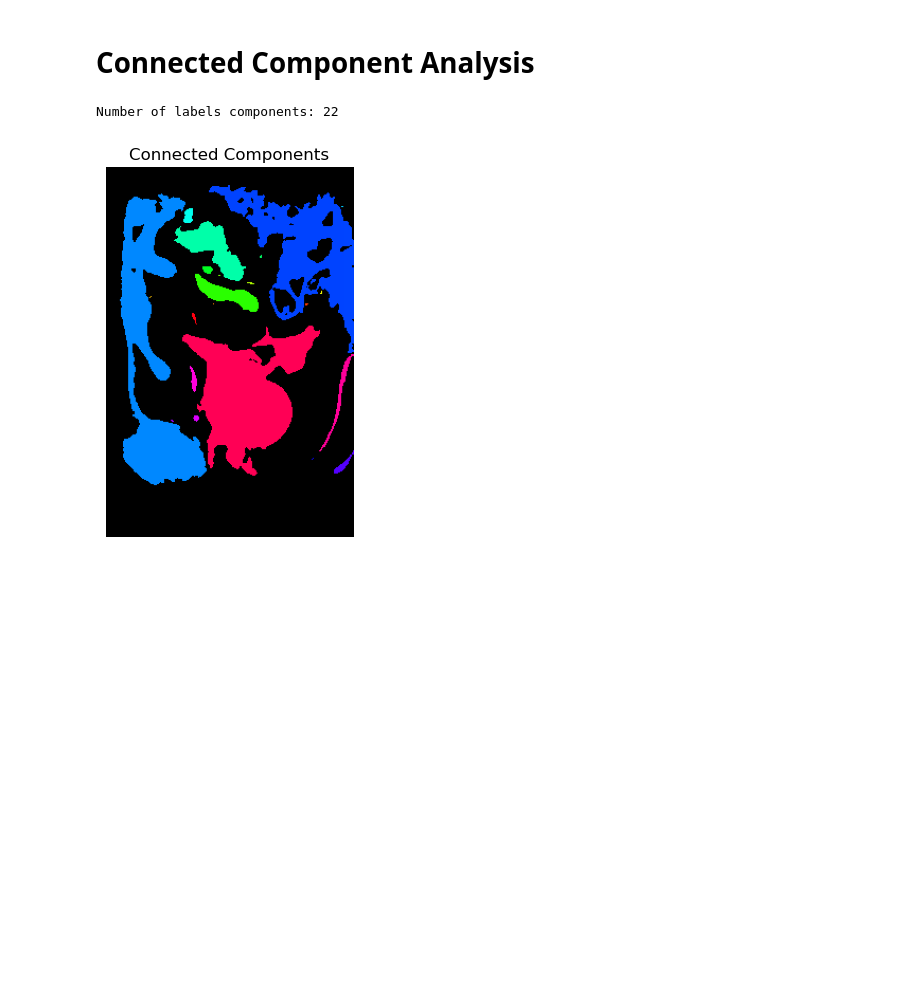
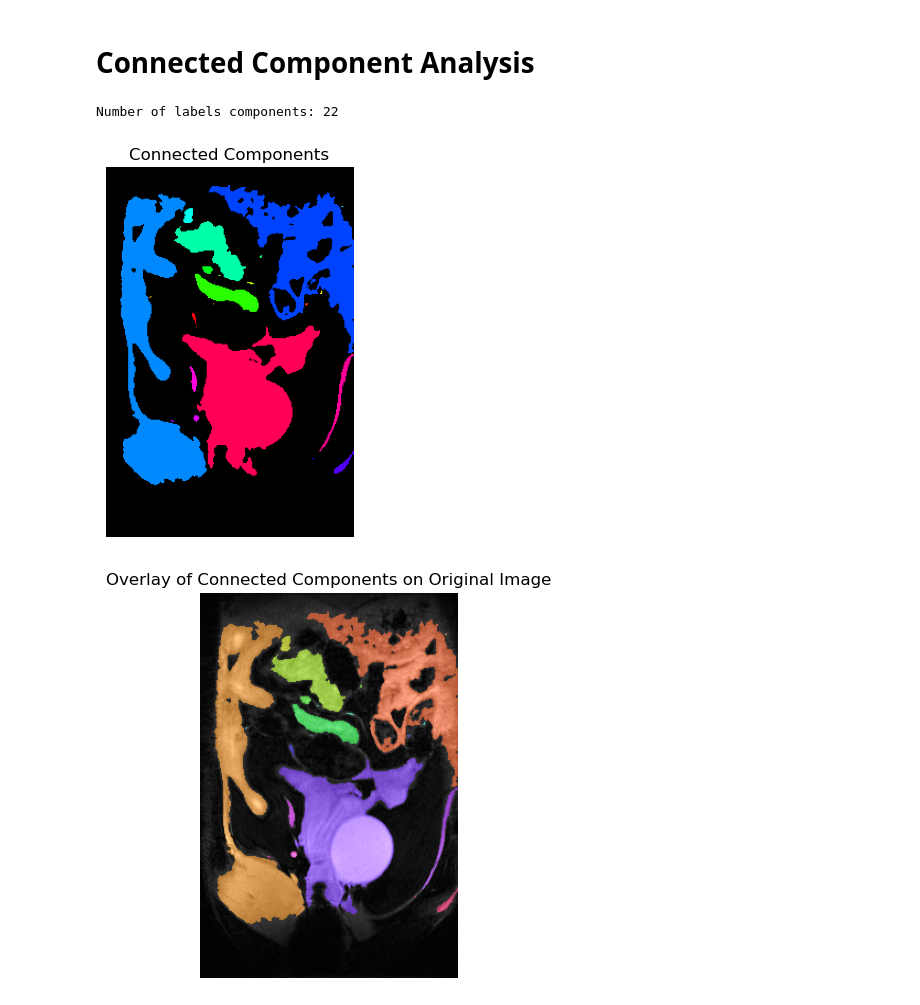
Before and after one commit to srbellala/BIOE484_Sp25_Final_Project, a Jupyter notebook: HIstogram_Thresholding_Demo.ipynb, the cells around one changed output. Cells and saved outputs as stored; diff of their text form; code cells hidden in the pictures; blank space fills up the shorter version.

Commit message:
Added code to overlay connected components on top of the original image

```diff
--- a/HIstogram_Thresholding_Demo.ipynb
+++ b/HIstogram_Thresholding_Demo.ipynb
@@ -86,21 +86,35 @@ plt.imshow(Otsuthresh, cmap = 'gray')
 # %%
 #Apply connected component analysis and get 4 tuple
 
 num_labels, labels_im = Connected_Comp_Anal.Conn_Comp_Anal(Otsuthresh)
 
 print(f"Number of labels components: {num_labels-1}")
 
-#Visualize
+#Visualize Connected components
 label_hue = np.uint8(179 * labels_im / np.max(labels_im))
 blank_ch = 255 * np.ones_like(label_hue)
 labeled_img = cv2.merge([label_hue, blank_ch, blank_ch])
 labeled_img = cv2.cvtColor(labeled_img, cv2.COLOR_HSV2BGR)
 labeled_img[label_hue == 0] = 0  # Set background to black
 
 plt.imshow(labeled_img)
 plt.title("Connected Components")
 plt.axis("off")
 plt.show()
+
+
+#Overlay connected components on image
+seed_image2_color = cv2.cvtColor(seed_image_normal2, cv2.COLOR_GRAY2BGR)
+
+overlay = cv2.addWeighted(seed_image2_color,0.7, labeled_img, 0.5, 0)
+
+# Show
+plt.figure(figsize=(10, 5))
+plt.imshow(cv2.cvtColor(overlay, cv2.COLOR_BGR2RGB))
+plt.title("Overlay of Connected Components on Original Image")
+plt.axis('off')
+plt.show()
 # %% [output]
 Number of labels components: 22
 [figure]
+[figure, added]
```
